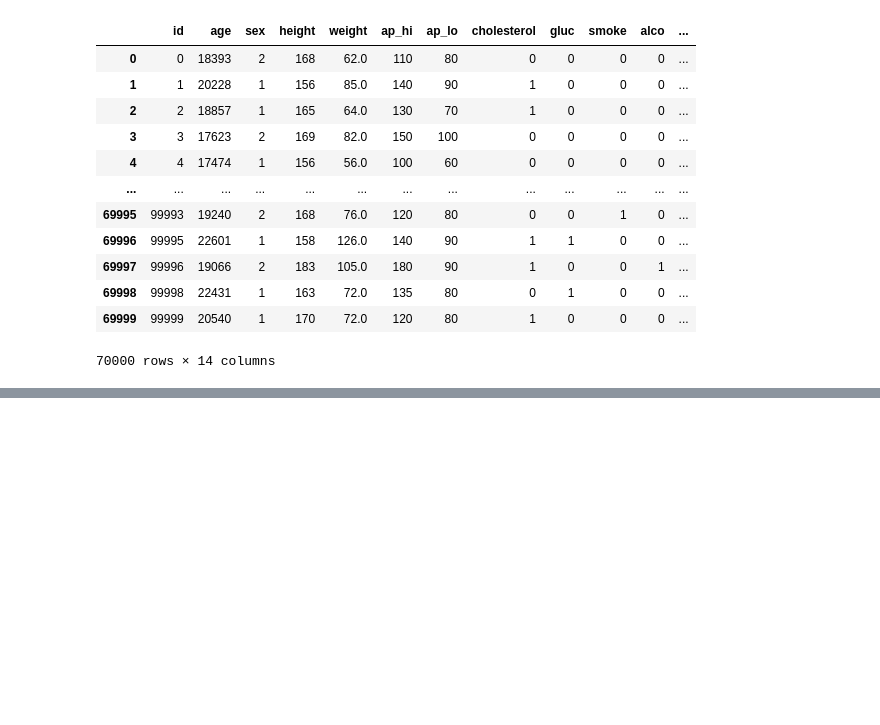
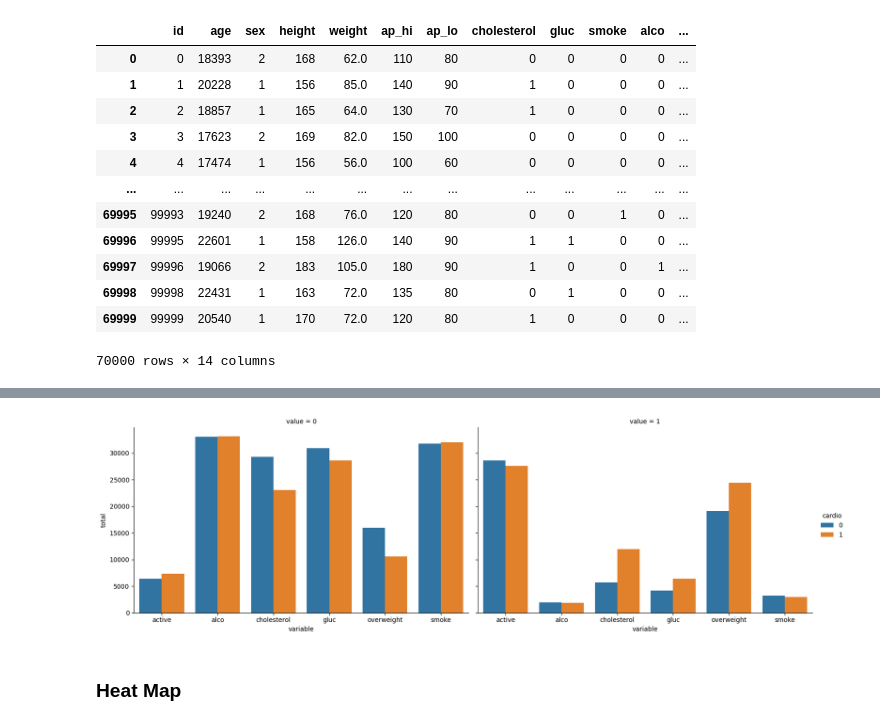
Before and after one commit to sfraser-dev/python-data-analysis-projects-notebooks, a Jupyter notebook: project3_medical_data_visualizer/medical_data_visualizer.ipynb, the cells around one changed output, grey strips where cells are left out. Saved outputs shown, nothing was run; the diff lists cells and outputs as text; code cells hidden in the pictures; blank space fills up the shorter version.

Commit message:
fix cat plot. better comments

```diff
--- a/project3_medical_data_visualizer/medical_data_visualizer.ipynb
+++ b/project3_medical_data_visualizer/medical_data_visualizer.ipynb
@@ -229,3 +211,9 @@ def draw_cat_plot():
 # %%
-draw_cat_plot()
+# Group the data by 'variable', 'cardio', and 'value' columns.
+df_cat = df_cat.groupby(['variable', 'cardio', 'value']) \
+               .agg('count') \
+               .rename({'index': 'total'}, axis=1)
+# Reset the index to make 'variable', 'cardio', 'value', and 'total' regular columns.
+df_cat = df_cat.reset_index()
+df_cat
 # %% [output]
@@ -270,0 +237,14 @@ draw_heat_map()
+# %%
+# Create catplot using Seaborn's `catplot` function.
+fig = sns.catplot(x='variable',
+                 y='total',
+                 hue='cardio',
+                 col='value',
+                 data=df_cat,
+                 kind='bar',
+                 height=5,
+                 aspect=1.6)
+# %% [output]
+[figure, added]
+# %% [markdown]
+### Heat Map
```
Also changed, not shown: parts of 9 cells of this notebook, 2 other files.
